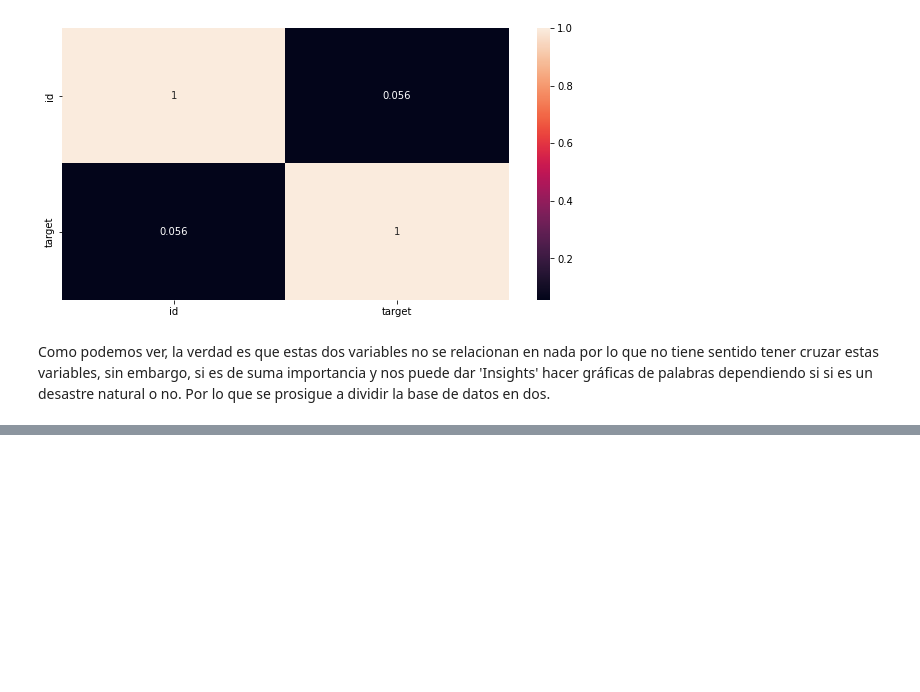
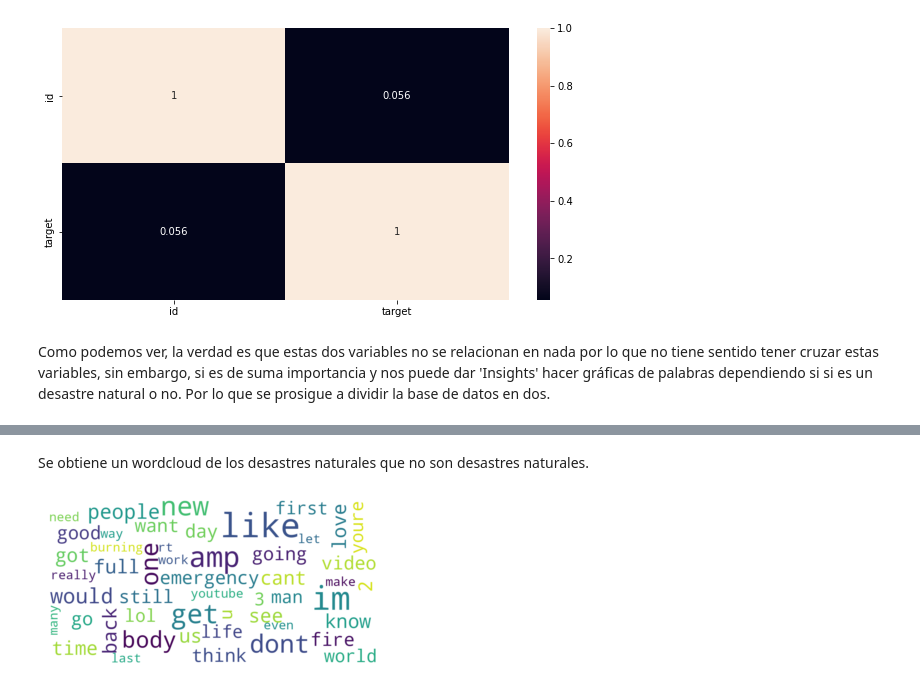
Before and after one commit to marisaaaai/Proyecto2DS, a Jupyter notebook: Proyecto2.ipynb, the cells around one changed output, grey strips where cells are left out. Drawn from its saved outputs; the diff is of its cells as text; code cells hidden in the pictures; blank space fills up the shorter version.

```diff
--- a/Proyecto2.ipynb
+++ b/Proyecto2.ipynb
@@ -301,0 +324,25 @@ siDesastre.head(5)
+# %% [markdown]
+Se obtiene un wordcloud de los desastres naturales que no son desastres naturales.
+# %%
+tc = {} #dic con counters
+
+for review in noDesastre['text']:
+    text = review.split(' ')
+    for word in text:
+        counter = tc.get(word)
+        if counter:
+            tc[word] = counter + 1
+        else:
+            tc[word] = 1
+
+# create the WordCloud object
+wordcloud = WordCloud(background_color="white",max_words=50,max_font_size=40,scale=3,random_state=1)
+
+# generate the word cloud
+wordcloud.generate_from_frequencies(tc)
+
+plt.imshow(wordcloud, interpolation='bilinear')
+plt.axis('off')
+plt.show()
+# %% [output]
+[figure, added]
```
Also changed, not shown: parts of 14 cells of this notebook.
